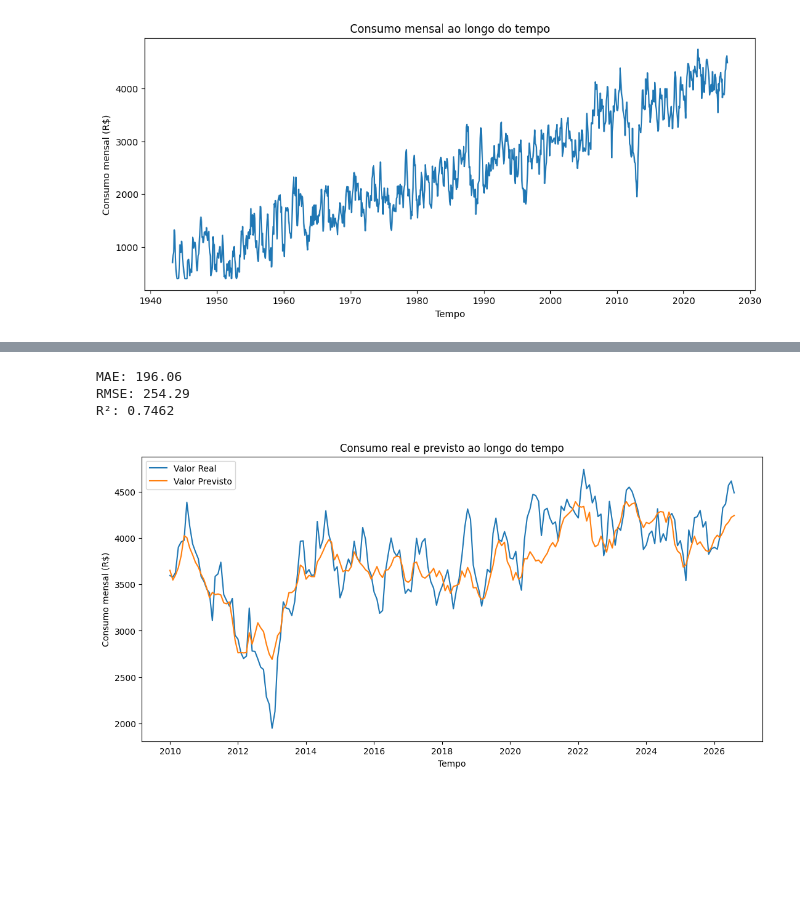
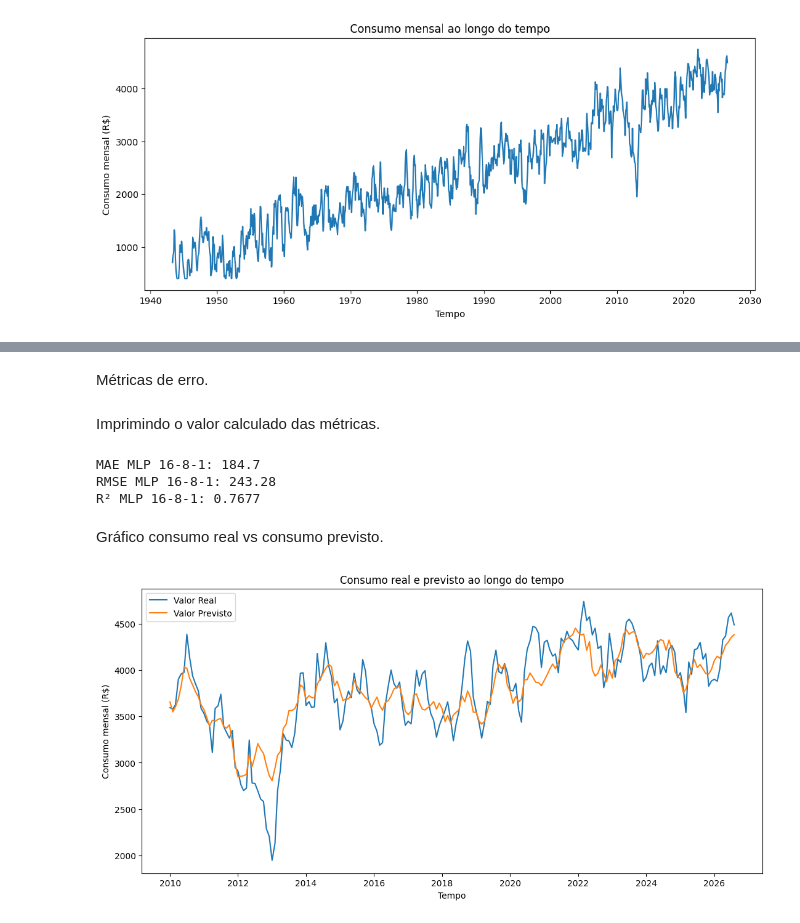
Before and after one commit to Ritapaz/redes-neurais, a Jupyter notebook: Minicurso_redes_neurais.ipynb, the cells around one changed output, grey strips where cells are left out. Drawn from its saved outputs; the diff is of its cells as text; code cells hidden in the pictures; blank space fills up the shorter version.

```diff
--- a/Minicurso_redes_neurais.ipynb
+++ b/Minicurso_redes_neurais.ipynb
@@ -81,8 +101,11 @@ datas = df["data"]
 # %%
 corte = int(len(df) * 0.80)
+
 X_train = X.iloc[:corte]
-y_train = y.iloc[:corte]
+X_test = X.iloc[corte:]
+
+Y_train = Y.iloc[:corte]
+Y_test = Y.iloc[corte:]
+
 datas_train = datas.iloc[:corte]
-X_test = X.iloc[corte:]
-y_test = y.iloc[corte:]
 datas_test = datas.iloc[corte:]
@@ -94,6 +121,8 @@ X_test_scaled = scaler.transform(X_test)
 # %%
 corte_validacao = int(len(X_train_scaled) * 0.80)
+
 X_fit = X_train_scaled[:corte_validacao]
-y_fit = y_train.iloc[:corte_validacao].to_numpy()
 X_val = X_train_scaled[corte_validacao:]
-y_val = y_train.iloc[corte_validacao:].to_numpy()
+
+Y_fit = Y_train.iloc[:corte_validacao].to_numpy()
+Y_val = Y_train.iloc[corte_validacao:].to_numpy()
@@ -125,10 +179,12 @@ model.compile(optimizer=optimizer,loss="mse")
 # %%
 history = model.fit(
     X_fit,
-    y_fit,
-    validation_data=(X_val, y_val),
-    epochs=100,
+    Y_fit,
+    validation_data=(X_val, Y_val),
+    epochs=200,
     batch_size=16,
     shuffle=False,
-    verbose=0,
+    verbose=1,
 )
+
+print("Treinamento concluído!")
@@ -154,4 +236,6 @@ plt.show()
 # %%
-y_pred = model.predict(X_test_scaled,verbose=0)
-y_pred = y_pred.flatten()
+Y_pred = model.predict(X_test_scaled,verbose=0)
+Y_pred = Y_pred.flatten()
+# %% [markdown]
+Métricas de erro.
 # %%
@@ -164,19 +248,23 @@ r2 = r2_score(y_test,y_pred)
+# %% [markdown]
+Imprimindo o valor calculado das métricas.
 # %%
-print("MAE:", round(mae, 2))
-print("RMSE:", round(rmse, 2))
-print("R²:", round(r2, 4))
+print("MAE MLP 16-8-1:", round(mae, 2))
+print("RMSE MLP 16-8-1:", round(rmse, 2))
+print("R² MLP 16-8-1:", round(r2, 4))
 # %% [output]
-MAE: 196.06
-RMSE: 254.29
-R²: 0.7462
+MAE MLP 16-8-1: 184.7
+RMSE MLP 16-8-1: 243.28
+R² MLP 16-8-1: 0.7677
+# %% [markdown]
+Gráfico consumo real vs consumo previsto.
 # %%
 plt.figure(figsize=(13, 6))
-plt.plot(datas_test,y_test.to_numpy(),label="Valor Real")
-plt.plot(datas_test,y_pred,label="Valor Previsto")
+plt.plot(datas_test,Y_test.to_numpy(),label="Valor Real")
+plt.plot(datas_test,Y_pred,label="Valor Previsto")
 plt.xlabel("Tempo")
 plt.ylabel("Consumo mensal (R$)")
 plt.title("Consumo real e previsto ao longo do tempo")
 plt.legend()
 plt.show()
 # %% [output]
-[figure, old version]
+[figure, new version]
```
Also changed, not shown: parts of 33 cells of this notebook.
